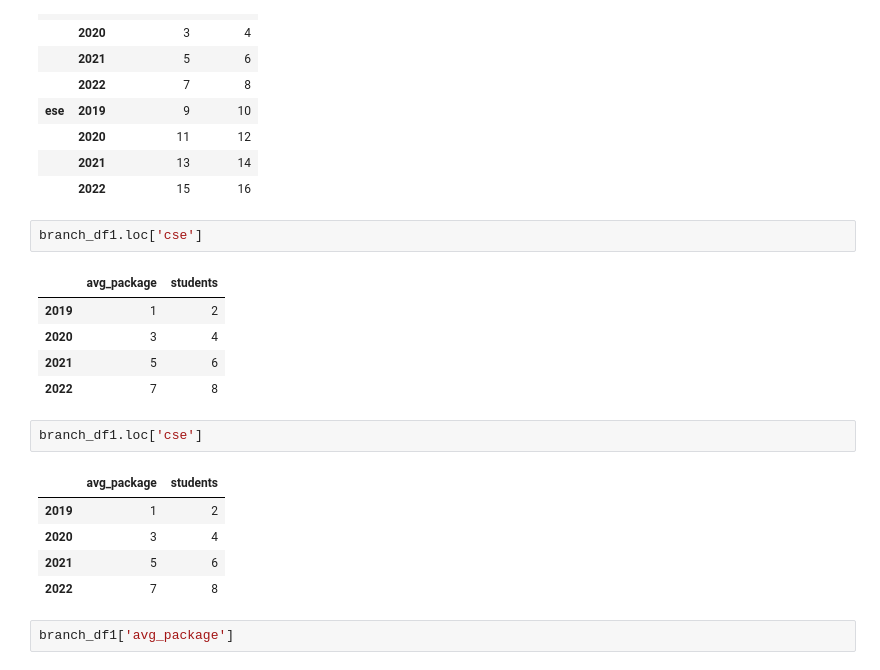
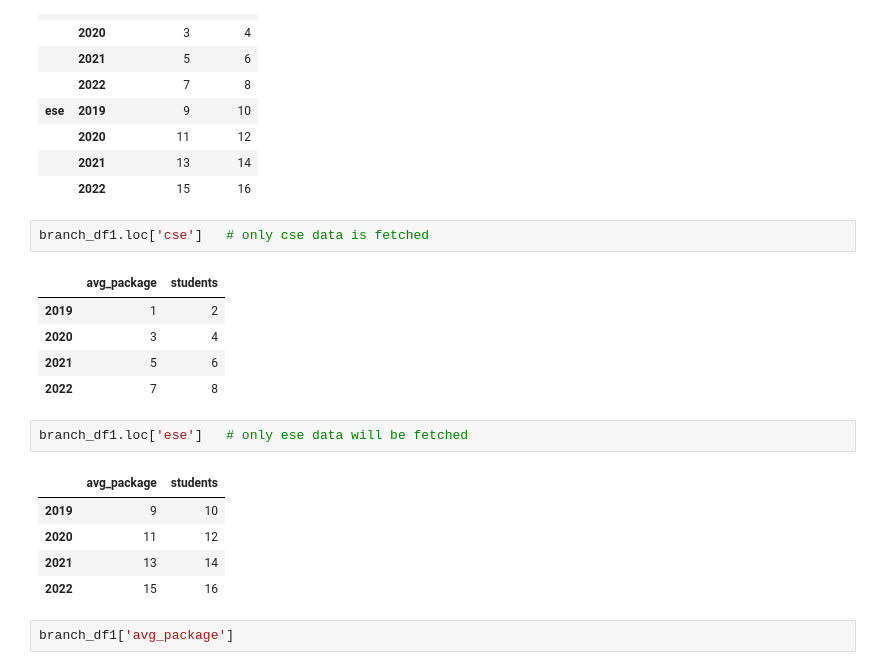
Before and after one commit to Techno-Hub19/py-pandas-tutorials, a Jupyter notebook: Pandas_Multi-index_Series_DataFrame/Tutorial-1.ipynb, the cells around one changed output. Cells and saved outputs as stored; diff of their text form.

```diff
--- a/Pandas_Multi-index_Series_DataFrame/Tutorial-1.ipynb
+++ b/Pandas_Multi-index_Series_DataFrame/Tutorial-1.ipynb
@@ -135,7 +135,7 @@ branch_df1
 |  | 2021 | 13 | 14 |
 |  | 2022 | 15 | 16 |
 # %%
-branch_df1.loc['cse']
+branch_df1.loc['cse']   # only cse data is fetched
 # %% [output]
 |  | avg_package | students |
 | 2019 | 1 | 2 |
@@ -143,13 +143,13 @@ branch_df1.loc['cse']
 | 2021 | 5 | 6 |
 | 2022 | 7 | 8 |
 # %%
-branch_df1.loc['cse']
+branch_df1.loc['ese']   # only ese data will be fetched
 # %% [output]
 |  | avg_package | students |
-| 2019 | 1 | 2 |
-| 2020 | 3 | 4 |
-| 2021 | 5 | 6 |
-| 2022 | 7 | 8 |
+| 2019 | 9 | 10 |
+| 2020 | 11 | 12 |
+| 2021 | 13 | 14 |
+| 2022 | 15 | 16 |
 # %%
 branch_df1['avg_package']
 # %% [output]
```
Also changed, not shown: parts of 34 cells of this notebook.
